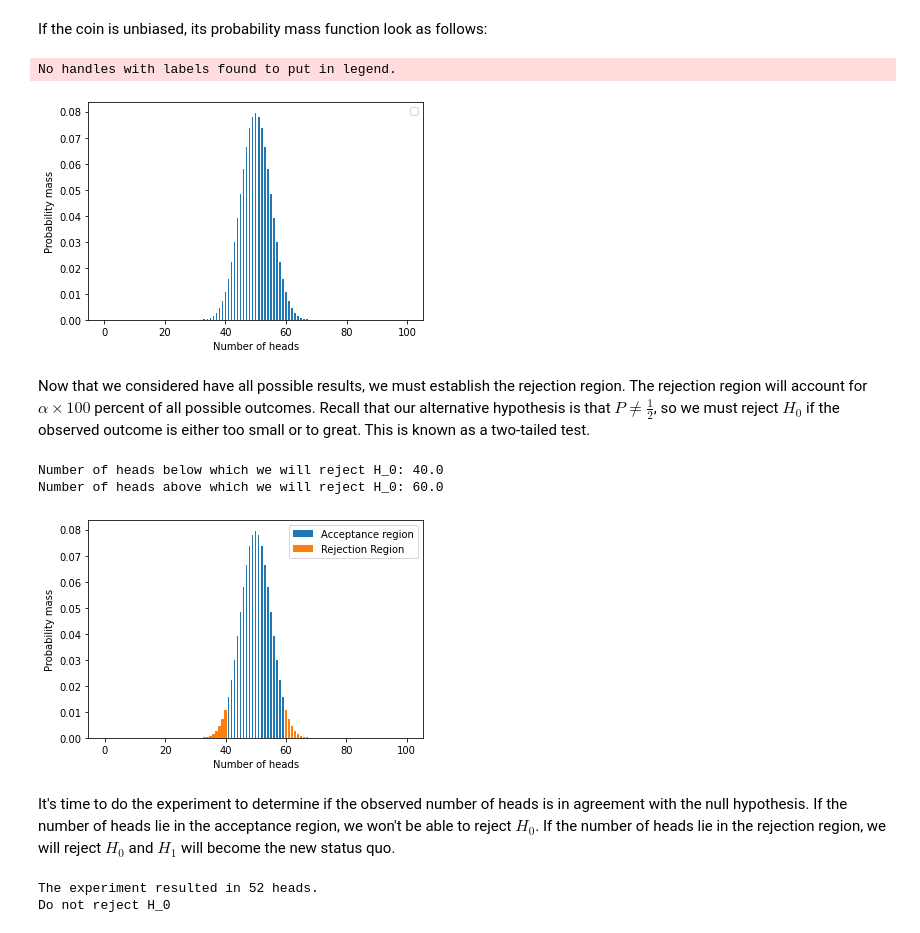
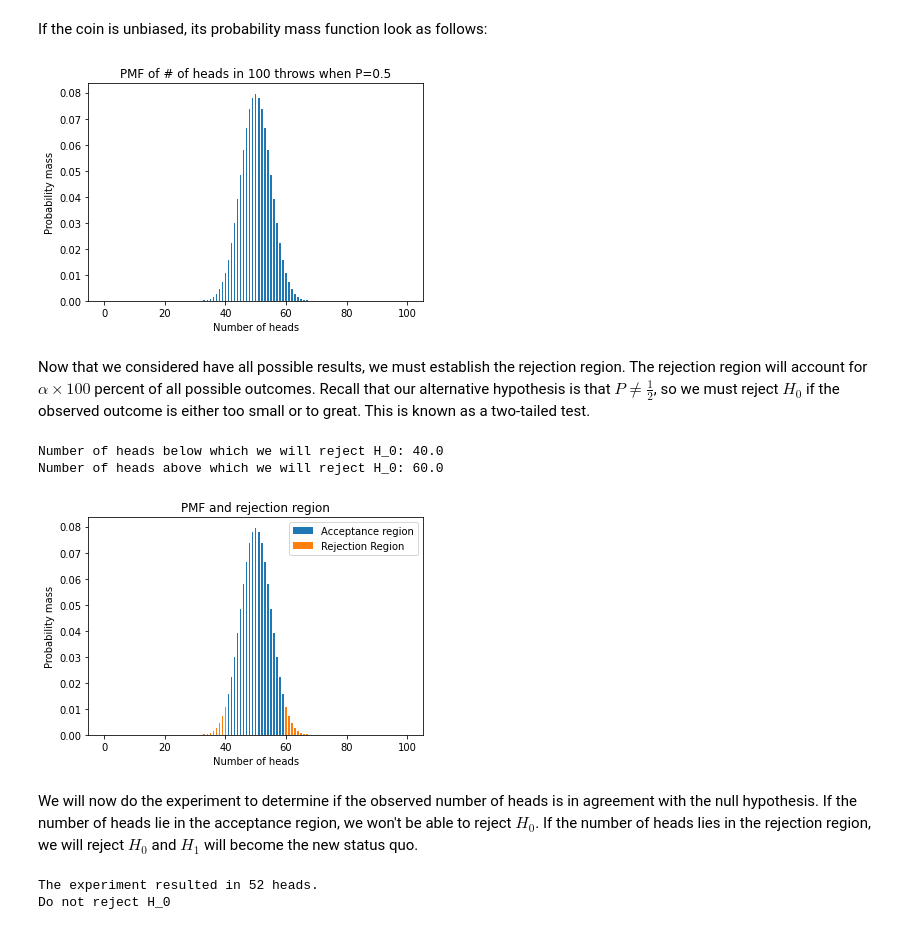
Before and after one commit to ArturoSbr/statistics-in-python, a Jupyter notebook: 4_Hypothesis_testing.ipynb, the cells around one changed output. Cells and saved outputs as stored; diff of their text form; code cells hidden in the pictures.

```diff
--- a/4_Hypothesis_testing.ipynb
+++ b/4_Hypothesis_testing.ipynb
@@ -32,18 +38,17 @@ If the coin is unbiased, its probability mass function look as follows:
 # %%
 # Number of successes in 100 throws
 x = np.arange(start=0, stop=101)
 
 # Plot binomial distribution under H_0
 plt.bar(x, X.pmf(x), width=0.5, align='center')
 
 # Styling
-plt.legend()
+plt.title('PMF of # of heads in 100 throws when P=0.5')
 plt.xlabel('Number of heads')
 plt.ylabel('Probability mass')
 plt.show()
 # %% [output]
-No handles with labels found to put in legend.
-[figure, old version]
+[figure, new version]
 # %% [markdown]
 Now that we considered have all possible results, we must establish the rejection region. The rejection region will account for $\alpha \times 100$ percent of all possible outcomes. Recall that our alternative hypothesis is that $P \neq \frac{1}{2}$, so we must reject $H_0$ if the observed outcome is either too small or to great. This is known as a two-tailed test.
 # %%
@@ -59,21 +64,25 @@ print('Number of heads above which we will reject H_0:', right_bound)
 x_rejection = np.union1d(np.arange(start=0, stop=left_bound + 1),
                         np.arange(start=right_bound, stop=100 + 1))
 
-# Plot previous graph and add rejection region
-plt.bar(x, X.pmf(x), width=0.5, align='center', color='C0', label='Acceptance region')
-plt.bar(x_rejection, X.pmf(x_rejection), align='center', color='C1', label='Rejection Region')
+# Plot PMF
+plt.bar(x, X.pmf(x), width=0.5, align='center',
+        color='C0', label='Acceptance region')
+# Plot rejection region over PMF
+plt.bar(x_rejection, X.pmf(x_rejection), width=0.5, align='center',
+        color='C1', label='Rejection Region')
 
 # Styling
-plt.legend()
+plt.title('PMF and rejection region')
 plt.xlabel('Number of heads')
 plt.ylabel('Probability mass')
+plt.legend()
 plt.show()
 # %% [output]
 Number of heads below which we will reject H_0: 40.0
 Number of heads above which we will reject H_0: 60.0
-[figure, old version]
+[figure, new version]
 # %% [markdown]
-It's time to do the experiment to determine if the observed number of heads is in agreement with the null hypothesis. If the number of heads lie in the acceptance region, we won't be able to reject $H_0$. If the number of heads lie in the rejection region, we will reject $H_0$ and $H_1$ will become the new status quo.
+We will now do the experiment to determine if the observed number of heads is in agreement with the null hypothesis. If the number of heads lie in the acceptance region, we won't be able to reject $H_0$. If the number of heads lies in the rejection region, we will reject $H_0$ and $H_1$ will become the new status quo.
 # %%
 # Do the experiment once (100 flips)
 obs = X.rvs(size=1, random_state=123).item()
```
Also changed, not shown: parts of 10 cells of this notebook.
